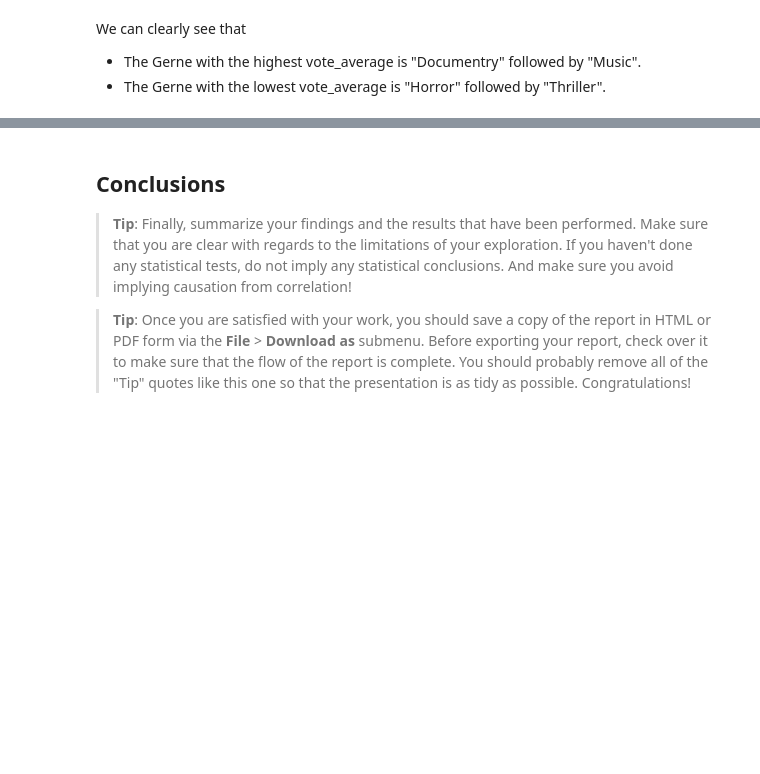
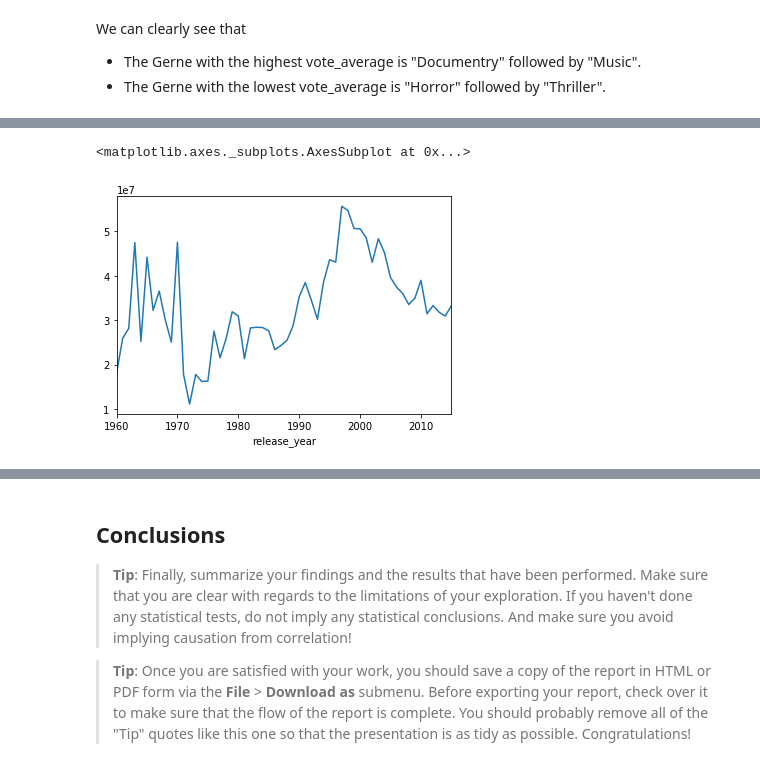
Before and after one commit to Vinayrraj/Investigate-TMDbMovieData, a Jupyter notebook: investigate-dataset.ipynb, the cells around one changed output, grey strips where cells are left out. Saved outputs shown, nothing was run; the diff lists cells and outputs as text; code cells hidden in the pictures; blank space fills up the shorter version.

```diff
--- a/investigate-dataset.ipynb
+++ b/investigate-dataset.ipynb
@@ -346,0 +359,6 @@ We can clearly see that
+# %%
+# Mean adjusted budget over the years
+df_budget_adj.groupby('release_year')['budget_adj'].mean().plot()
+# %% [output]
+<matplotlib.axes._subplots.AxesSubplot at 0x...>
+[figure, added]
```
Also changed, not shown: parts of 17 cells of this notebook.
